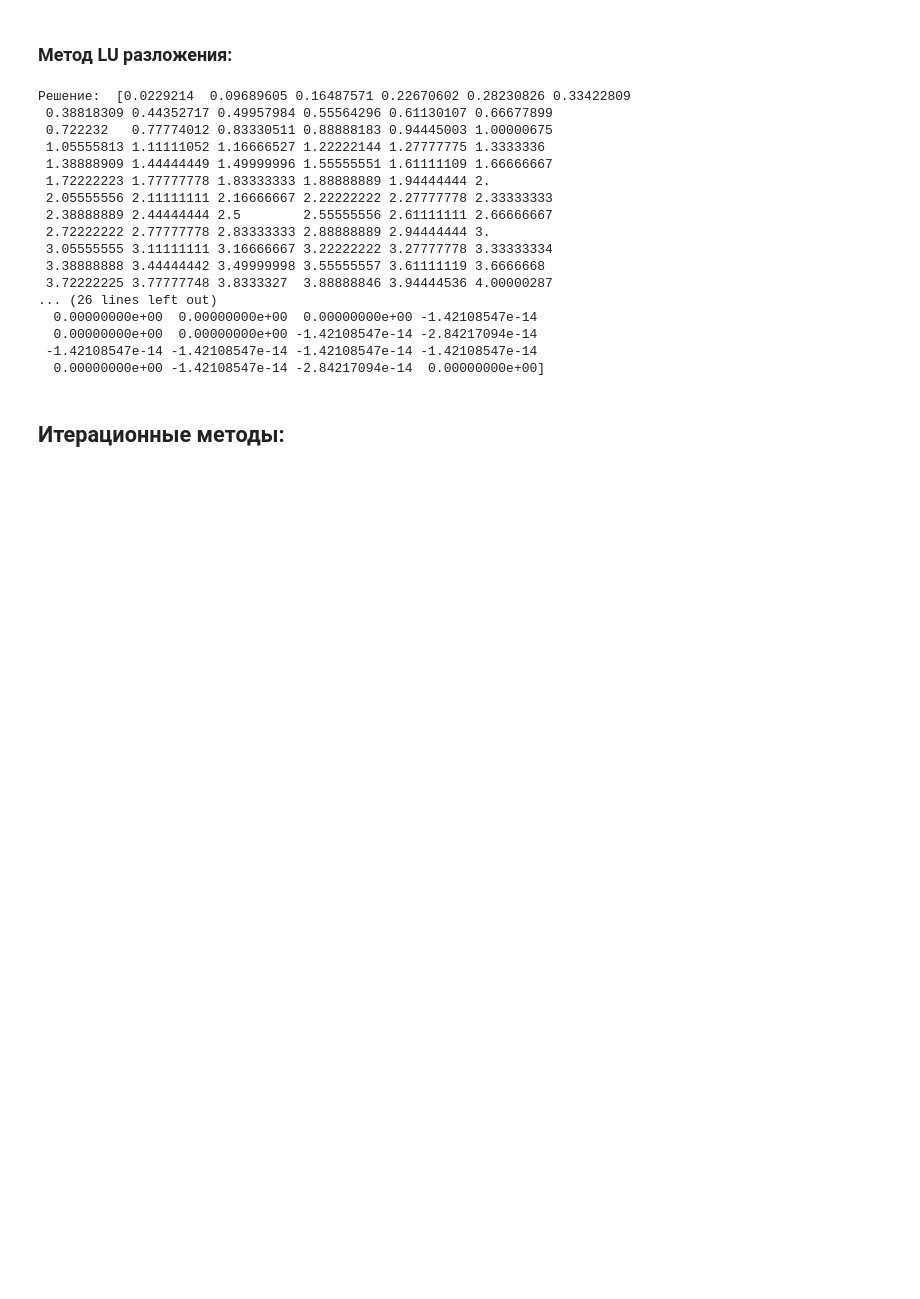
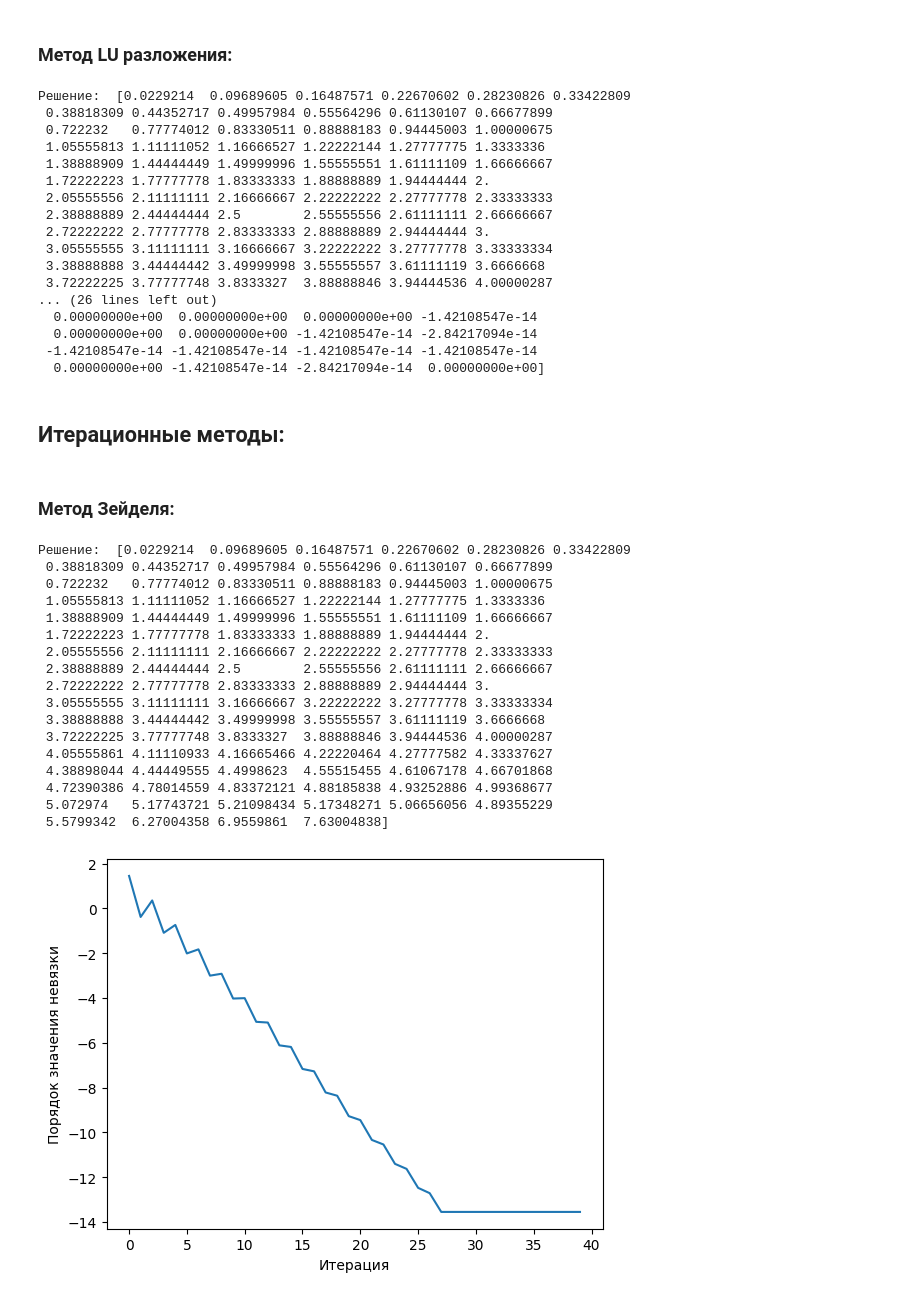
Before and after one commit to nik0zer/computational_math_labs, a Jupyter notebook: laba_2.ipynb, the cells around one changed output. Drawn from its saved outputs; the diff is of its cells as text; code cells hidden in the pictures; blank space fills up the shorter version.

Commit message:
zeidel

```diff
--- a/laba_2.ipynb
+++ b/laba_2.ipynb
@@ -189,3 +190,54 @@ print("Невязка:", nevyazka(matrix_with_b, x))
   0.00000000e+00 -1.42108547e-14 -2.84217094e-14  0.00000000e+00]
 # %% [markdown]
 ## Итерационные методы:
+# %% [markdown]
+### Метод Зейделя:
+# %%
+def zeidel(A, A_b, k):
+    x = np.array([0.0] * len(A))
+    nevyazka_arr = np.array([0.0] * k)
+
+    for l in range(k):
+        x_new = np.copy(x)
+        for i in range(len(A)):
+            s1 = sum(A[i][j] * x_new[j] for j in range(i))
+            s2 = sum(A[i][j] * x[j] for j in range(i + 1, len(A)))
+            x_new[i] = (A_b[i][len(A)] - s1 - s2) / A[i][i]
+
+
+        x = x_new
+        nevyazka_arr[l] = max(nevyazka(A_b, x))
+    return x, nevyazka_arr
+
+comp_matrix = matrix_without_b.copy()
+x, nevyazka_arr = zeidel(comp_matrix, matrix_with_b, 40)
+
+x_axis = [0] * 40
+for i in range(40):
+    x_axis[i] = i
+
+plt.plot(x_axis, np.log10(nevyazka_arr))
+plt.xlabel("Итерация")
+plt.ylabel("Порядок значения невязки")
+
+print()
+print("Решение: ", x)
+# %% [output]
+Решение:  [0.0229214  0.09689605 0.16487571 0.22670602 0.28230826 0.33422809
+ 0.38818309 0.44352717 0.49957984 0.55564296 0.61130107 0.66677899
+ 0.722232   0.77774012 0.83330511 0.88888183 0.94445003 1.00000675
+ 1.05555813 1.11111052 1.16666527 1.22222144 1.27777775 1.3333336
+ 1.38888909 1.44444449 1.49999996 1.55555551 1.61111109 1.66666667
+ 1.72222223 1.77777778 1.83333333 1.88888889 1.94444444 2.
+ 2.05555556 2.11111111 2.16666667 2.22222222 2.27777778 2.33333333
+ 2.38888889 2.44444444 2.5        2.55555556 2.61111111 2.66666667
+ 2.72222222 2.77777778 2.83333333 2.88888889 2.94444444 3.
+ 3.05555555 3.11111111 3.16666667 3.22222222 3.27777778 3.33333334
+ 3.38888888 3.44444442 3.49999998 3.55555557 3.61111119 3.6666668
+ 3.72222225 3.77777748 3.8333327  3.88888846 3.94444536 4.00000287
+ 4.05555861 4.11110933 4.16665466 4.22220464 4.27777582 4.33337627
+ 4.38898044 4.44449555 4.4998623  4.55515455 4.61067178 4.66701868
+ 4.72390386 4.78014559 4.83372121 4.88185838 4.93252886 4.99368677
+ 5.072974   5.17743721 5.21098434 5.17348271 5.06656056 4.89355229
+ 5.5799342  6.27004358 6.9559861  7.63004838]
+[figure, added]
```
Also changed, not shown: parts of 1 cell of this notebook.
